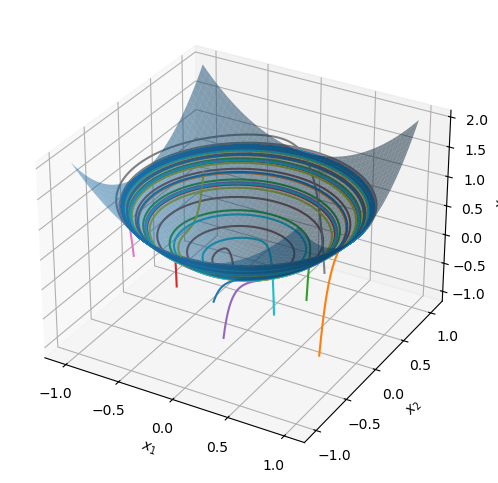
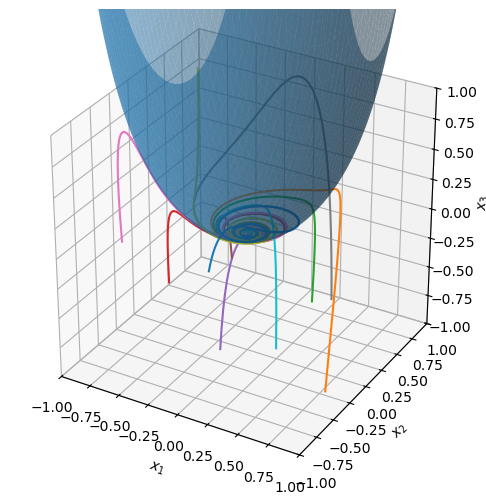
Code edit (unified diff) that turned the first committed figure into the second:
--- before
+++ after
@@ -9,4 +9,8 @@
 ax.set_ylabel('$x_2$')                                                          # set the y-axis label
 ax.set_zlabel('$x_3$')                                                          # set the z-axis label
+ax.set_xlim(-1.0, 1.0)                                                          # set the x-axis limits
+ax.set_ylim(-1.0, 1.0)                                                          # set the y-axis limits
+ax.set_zlim(-1.0, 1.0)                                                          # set the z-axis limits
+ax.set_aspect('equal')                                                          # set the aspect ratio
 for traj in trajs:                                                              # loop over the trajectories
     ax.plot(traj[:, 0], traj[:, 1], traj[:, 2])                                 # plot the trajectory

Commit: Examine GAS fixed point and GAS limit cycle for paraboloid.ipynb